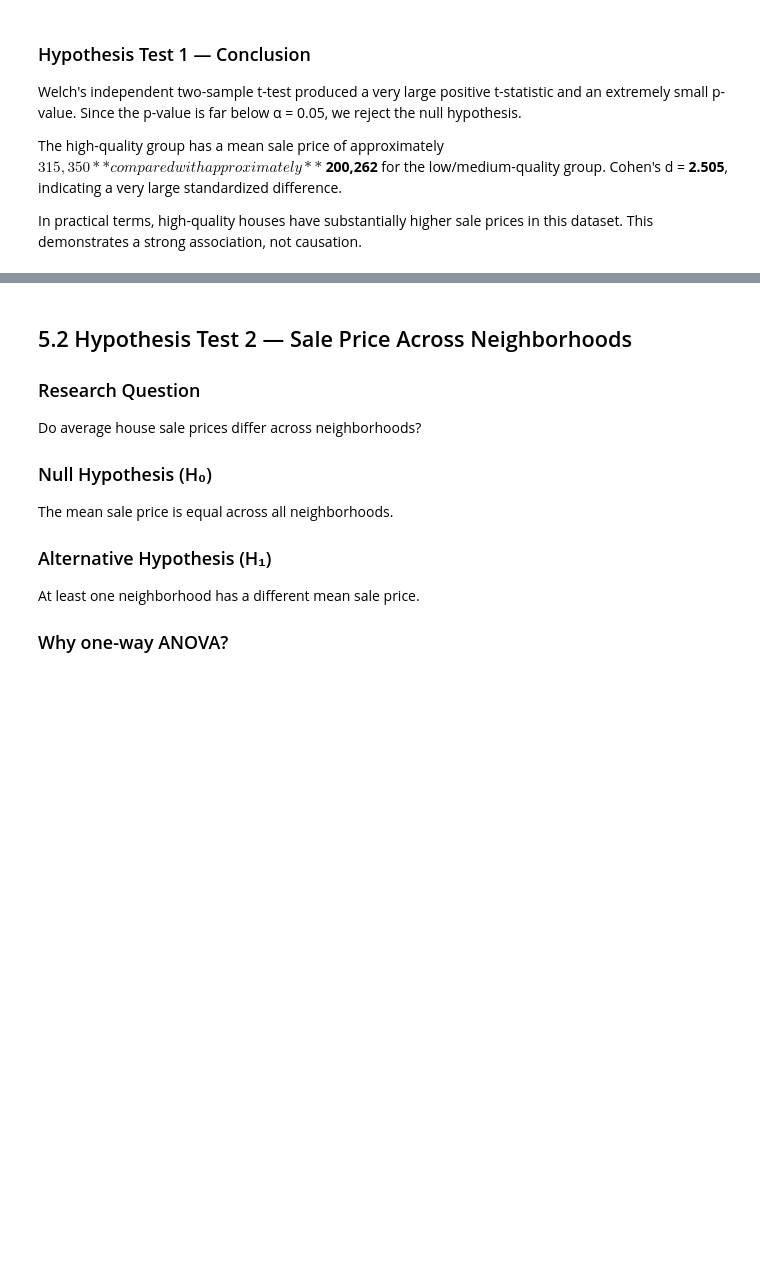
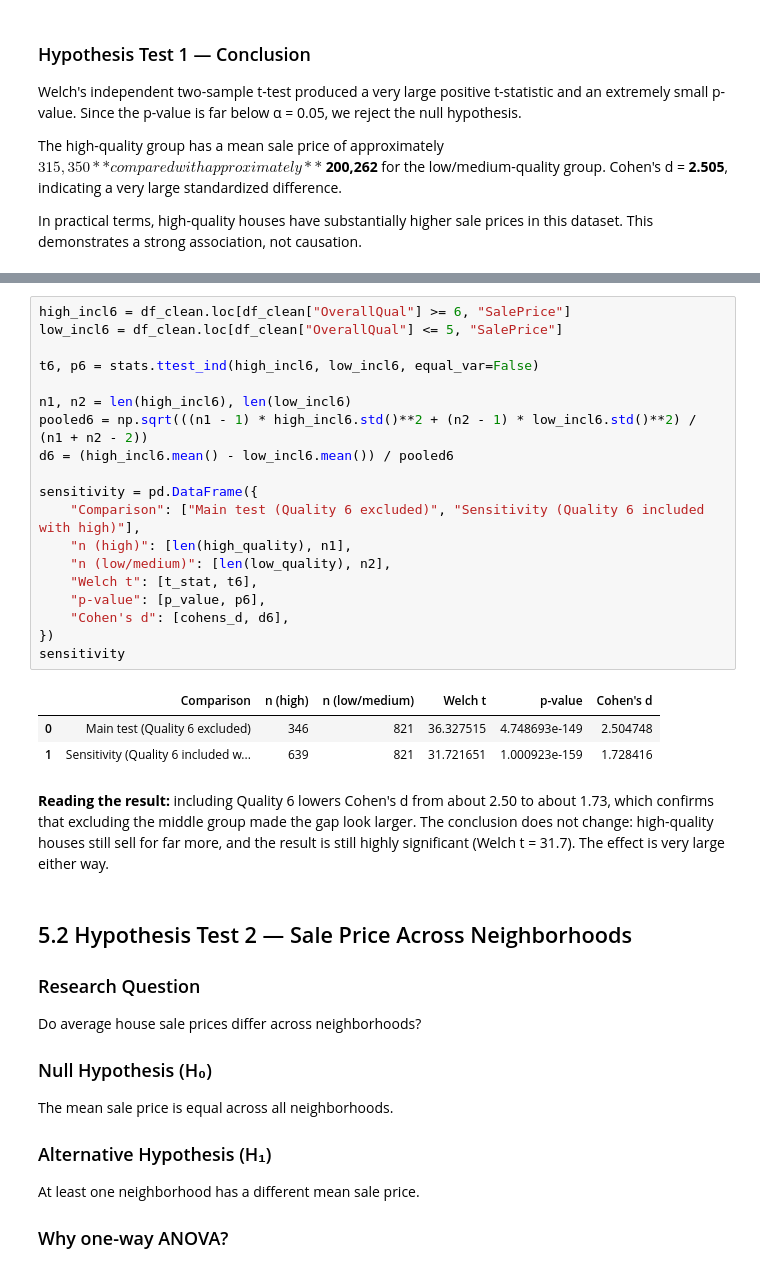
Before and after one commit to Neelchoksi20042003/aiml-bootcamp-Neel, a Jupyter notebook: day22_miniproject/phase1_capstone_FINAL_SUBMISSION.ipynb, the cells around one changed output, grey strips where cells are left out. Cells and saved outputs as stored; diff of their text form; blank space fills up the shorter version.

```diff
--- a/day22_miniproject/phase1_capstonee.ipynb
+++ b/day22_miniproject/phase1_capstone_FINAL_SUBMISSION.ipynb
@@ -783,3 +857,28 @@ causation.
+# %%
+high_incl6 = df_clean.loc[df_clean["OverallQual"] >= 6, "SalePrice"]
+low_incl6 = df_clean.loc[df_clean["OverallQual"] <= 5, "SalePrice"]
+
+t6, p6 = stats.ttest_ind(high_incl6, low_incl6, equal_var=False)
+
+n1, n2 = len(high_incl6), len(low_incl6)
+pooled6 = np.sqrt(((n1 - 1) * high_incl6.std()**2 + (n2 - 1) * low_incl6.std()**2) / (n1 + n2 - 2))
+d6 = (high_incl6.mean() - low_incl6.mean()) / pooled6
+
+sensitivity = pd.DataFrame({
+    "Comparison": ["Main test (Quality 6 excluded)", "Sensitivity (Quality 6 included with high)"],
+    "n (high)": [len(high_quality), n1],
+    "n (low/medium)": [len(low_quality), n2],
+    "Welch t": [t_stat, t6],
+    "p-value": [p_value, p6],
+    "Cohen's d": [cohens_d, d6],
+})
+sensitivity
+# %% [output]
+|  | Comparison | n (high) | n (low/medium) | Welch t | p-value | Cohen's d |
+| 0 | Main test (Quality 6 excluded) | 346 | 821 | 36.327515 | 4.748693e-149 | 2.504748 |
+| 1 | Sensitivity (Quality 6 included w... | 639 | 821 | 31.721651 | 1.000923e-159 | 1.728416 |
+# %% [markdown]
+**Reading the result:** including Quality 6 lowers Cohen's d from about 2.50 to about 1.73, which confirms that excluding the middle group made the gap look larger. The conclusion does not change: high-quality houses still sell for far more, and the result is still highly significant (Welch t = 31.7). The effect is very large either way.
 # %% [markdown]
 ## 5.2 Hypothesis Test 2 — Sale Price Across Neighborhoods
 
```
Also changed, not shown: parts of 29 cells of this notebook, 12 other files.
